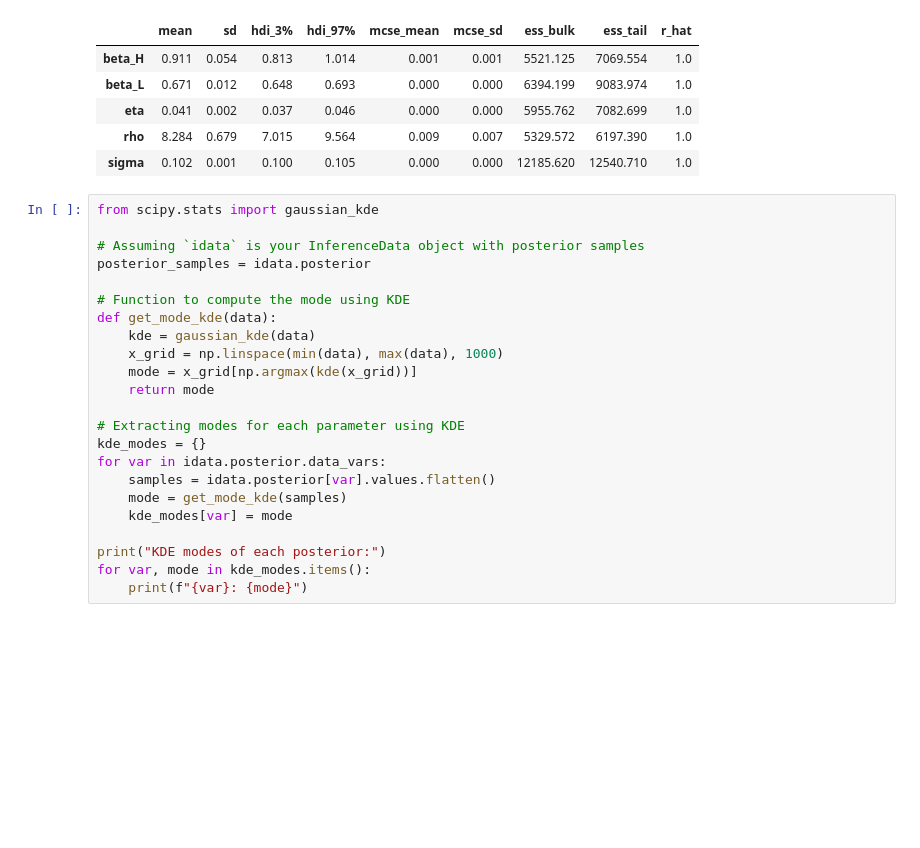
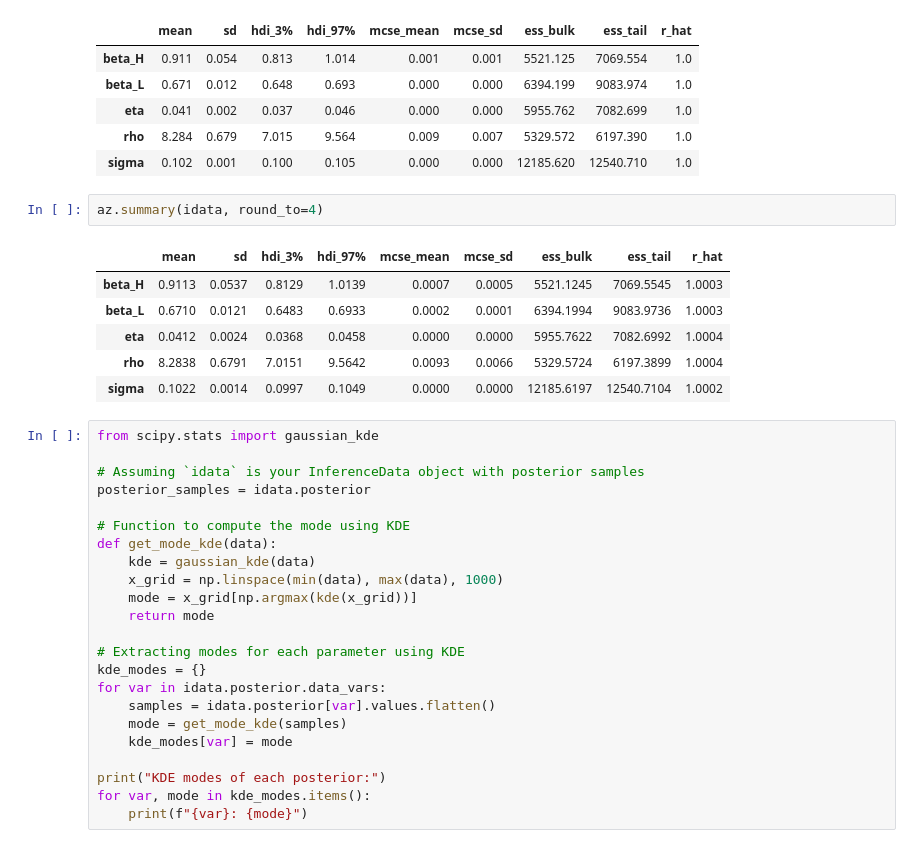
Before and after one commit to astro-YYH/GokuEmu, a Jupyter notebook: error_function/error_function_mcmc_goku_narrow_pre_naive.ipynb, the cells around one changed output. Cells and saved outputs as stored; diff of their text form; blank space fills up the shorter version.

```diff
--- a/error_function/error_function_mcmc_goku_narrow_pre_naive.ipynb
+++ b/error_function/error_function_mcmc_goku_narrow_pre_naive.ipynb
@@ -105,6 +105,15 @@ az.summary(idata, round_to=3)
 | eta | 0.041 | 0.002 | 0.037 | 0.046 | 0.000 | 0.000 | 5955.762 | 7082.699 | 1.0 |
 | rho | 8.284 | 0.679 | 7.015 | 9.564 | 0.009 | 0.007 | 5329.572 | 6197.390 | 1.0 |
 | sigma | 0.102 | 0.001 | 0.100 | 0.105 | 0.000 | 0.000 | 12185.620 | 12540.710 | 1.0 |
+# %%
+az.summary(idata, round_to=4)
+# %% [output]
+|  | mean | sd | hdi_3% | hdi_97% | mcse_mean | mcse_sd | ess_bulk | ess_tail | r_hat |
+| beta_H | 0.9113 | 0.0537 | 0.8129 | 1.0139 | 0.0007 | 0.0005 | 5521.1245 | 7069.5545 | 1.0003 |
+| beta_L | 0.6710 | 0.0121 | 0.6483 | 0.6933 | 0.0002 | 0.0001 | 6394.1994 | 9083.9736 | 1.0003 |
+| eta | 0.0412 | 0.0024 | 0.0368 | 0.0458 | 0.0000 | 0.0000 | 5955.7622 | 7082.6992 | 1.0004 |
+| rho | 8.2838 | 0.6791 | 7.0151 | 9.5642 | 0.0093 | 0.0066 | 5329.5724 | 6197.3899 | 1.0004 |
+| sigma | 0.1022 | 0.0014 | 0.0997 | 0.1049 | 0.0000 | 0.0000 | 12185.6197 | 12540.7104 | 1.0002 |
 # %%
 from scipy.stats import gaussian_kde
 
```
Also changed, not shown: parts of 4 cells of this notebook, 5 other files.
